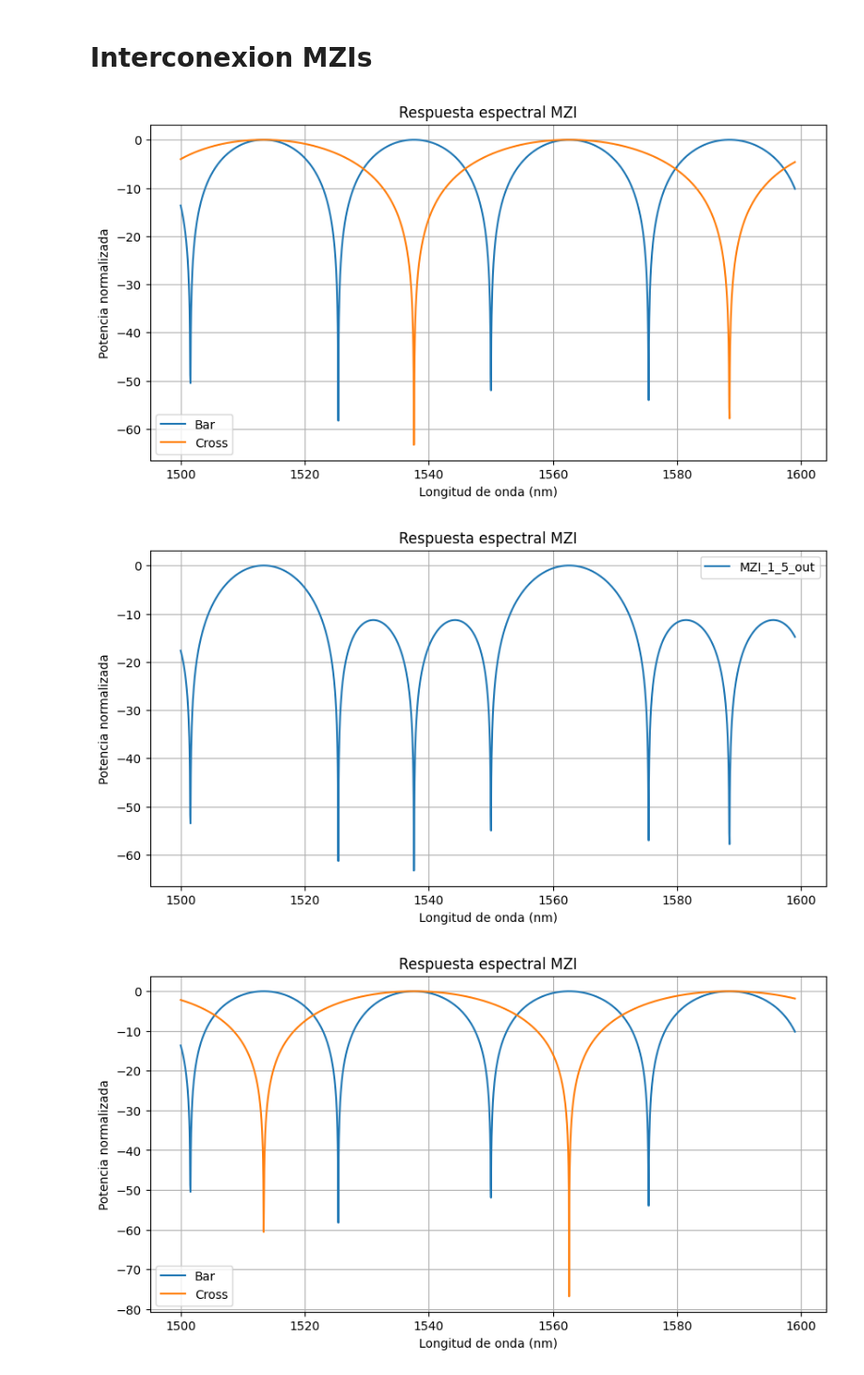
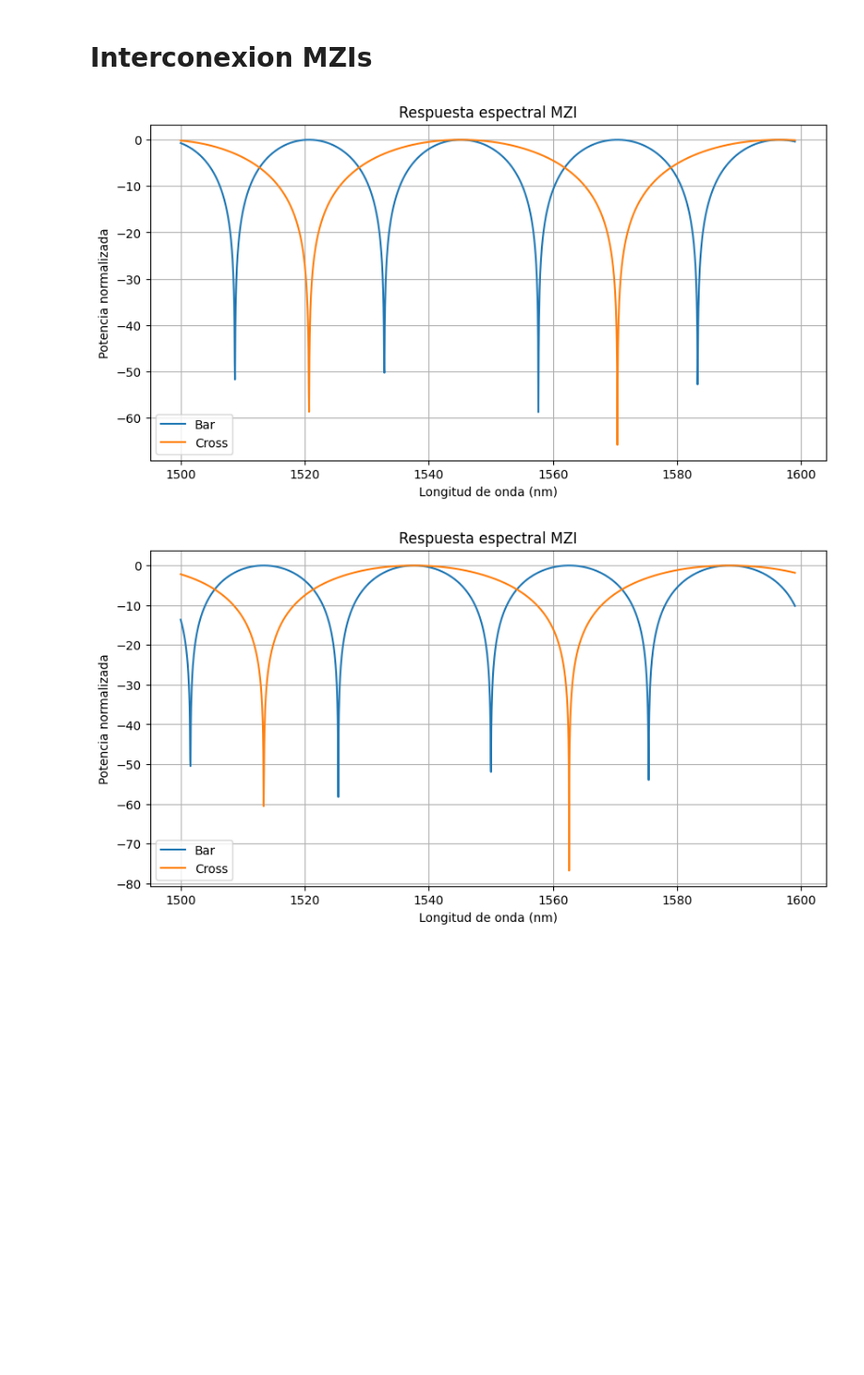
Before and after one commit to niospinamev2/Topic-6-WDM-Cascaded-MZIs, a Jupyter notebook: Graficas.ipynb, the cells around one changed output. Shown at 94% size. Cells and saved outputs as stored; diff of their text form; code cells hidden in the pictures; blank space fills up the shorter version.

```diff
--- a/Graficas.ipynb
+++ b/Graficas.ipynb
@@ -271,0 +290,20 @@ plt.show()
+# %%
+n_eff0 = 1.6049
+n_g = 4.18
+
+wvl0=1.55e-6
+wvlf=1.6e-6
+wvli=1.5e-6
+
+
+FSR=(wvlf-wvli)/4
+L=wvl0**2/(n_g*FSR)
+
+
+wvl=np.linspace(1500e-9,1599e-9,2000)
+
+print(f"La longitud L debe ser {np.round(L*1e9,3)} nm")
+
+# Hallamos el indice efectivo para cada longitud de onda
+n_eff = n_eff0+(n_eff0-n_g)*(wvl-wvl0)/wvl0
+beta=2*np.pi*n_eff/wvl
@@ -274,50 +414,50 @@ plt.show()
 # %%
 D  = np.exp(-1j * beta * L)
 D2 = np.exp(-1j * beta * L/2)
 
+
 # PS = np.exp(1j*(np.pi/2)*0)
 
-PS = np.exp(1j*np.pi/2)
+PS = np.exp(1j*0)
 
 # ---- coeficientes ----
-mzi_1_bar = 0.5 * (D-1)
-mzi_2_bar = 0.5 * (D2*PS-1)
+mzi_1_cross = 0.5j * (D+1)
+mzi_2_cross = 0.5j * (D2*PS+1)
 
 # ---- evitar log(0) ----
 eps = 1e-12
-P_mzi_1_bar_dB = 10 * np.log10( np.abs(mzi_1_bar)**2 + eps)
-P_mzi_2_bar_dB = 10 * np.log10( np.abs(mzi_2_bar)**2 + eps)
+P_mzi_1_cross_dB = 10 * np.log10( np.abs(mzi_1_cross)**2 + eps)
+P_mzi_2_cross_dB = 10 * np.log10( np.abs(mzi_2_cross)**2 + eps)
 
 # ---- gráfica ----
 plt.figure(figsize=(10,5))
-plt.plot(wvl*1e9, P_mzi_1_bar_dB, label='Bar')
-plt.plot(wvl*1e9, P_mzi_2_bar_dB, label='Cross')
+plt.plot(wvl*1e9, P_mzi_1_cross_dB, label='Bar')
+plt.plot(wvl*1e9, P_mzi_2_cross_dB, label='Cross')
 
 plt.xlabel('Longitud de onda (nm)')
 plt.ylabel('Potencia normalizada')
 plt.title('Respuesta espectral MZI')
 plt.legend()
 plt.grid()
 
 plt.show()
 
-MZI_1_5_out = mzi_1_bar * mzi_2_bar
-P_MZI_1_5_out_dB = 10 * np.log10( np.abs(MZI_1_5_out)**2 + eps)
+# MZI_1_5_out = mzi_1_bar * mzi_2_bar
+# P_MZI_1_5_out_dB = 10 * np.log10( np.abs(MZI_1_5_out)**2 + eps)
 
-# ---- gráfica ----
-plt.figure(figsize=(10,5))
-plt.plot(wvl*1e9, P_MZI_1_5_out_dB , label='MZI_1_5_out')
+# # ---- gráfica ----
+# plt.figure(figsize=(10,5))
+# plt.plot(wvl*1e9, P_MZI_1_5_out_dB , label='MZI_1_5_out')
 
-plt.xlabel('Longitud de onda (nm)')
-plt.ylabel('Potencia normalizada')
-plt.title('Respuesta espectral MZI')
-plt.legend()
-plt.grid()
+# plt.xlabel('Longitud de onda (nm)')
+# plt.ylabel('Potencia normalizada')
+# plt.title('Respuesta espectral MZI')
+# plt.legend()
+# plt.grid()
 
-plt.show()
+# plt.show()
 # %% [output]
-[figure, old version]
+[figure, new version]
-[figure, removed]
 # %%
 D  = np.exp(-1j * beta * L)
 D2 = np.exp(-1j * beta * L/2)
```
Also changed, not shown: parts of 11 cells of this notebook, 11 other files.
